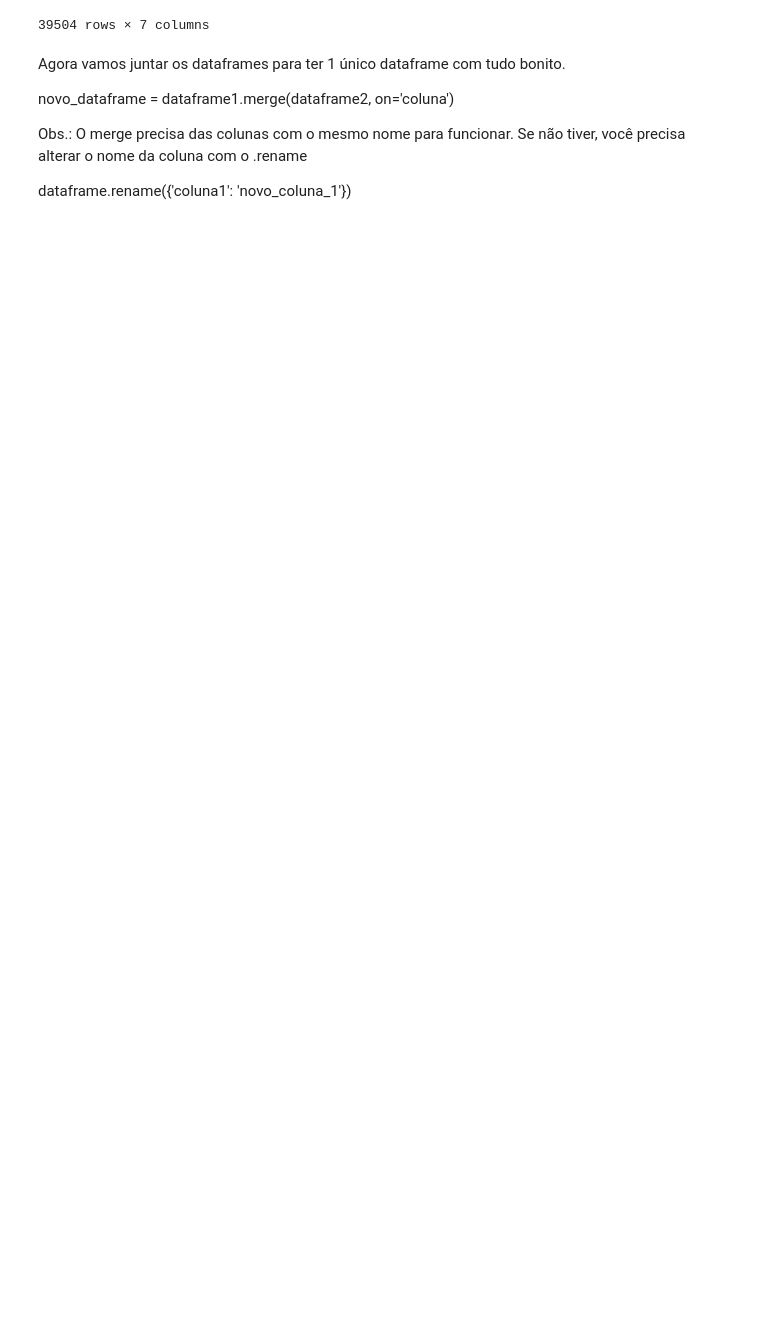
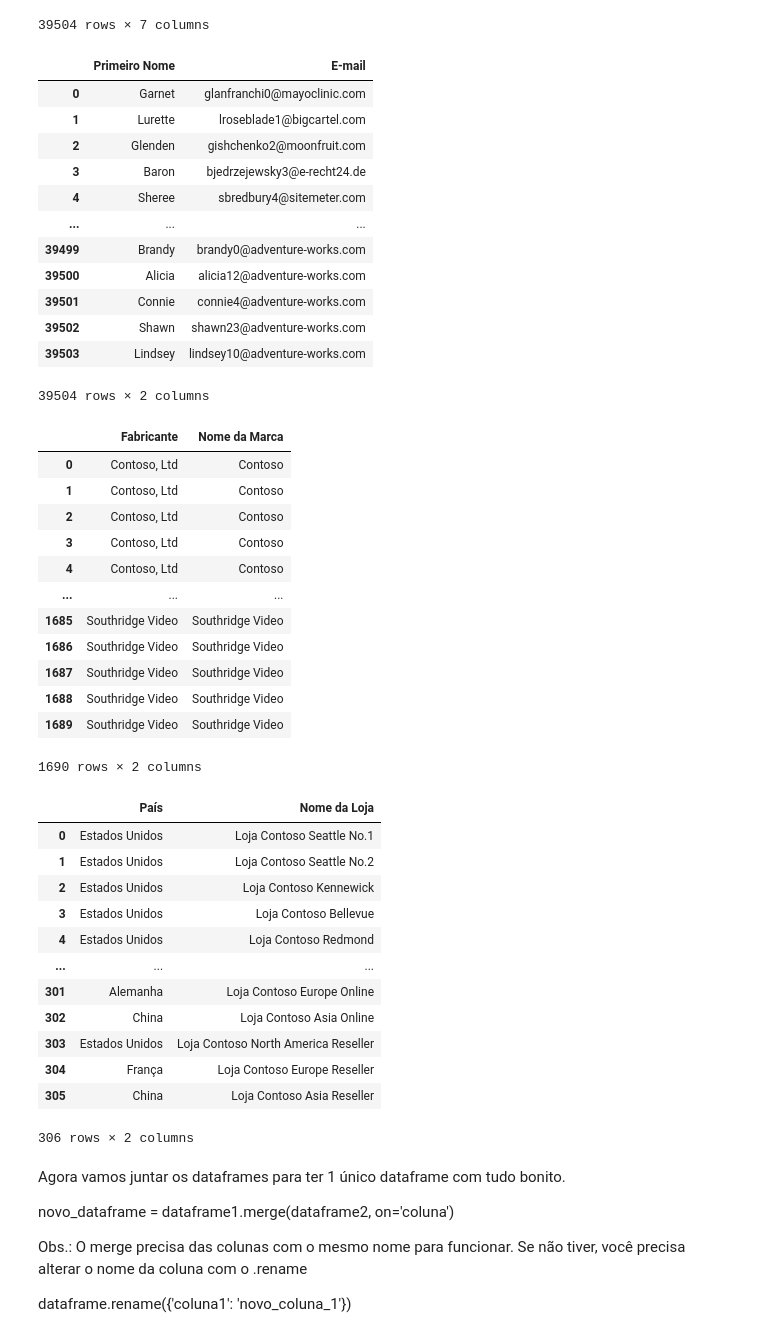
Before and after one commit to franciscojrlopes/Python, a Jupyter notebook: python_work/juntando_dataframe.ipynb, the cells around one changed output. Drawn from its saved outputs; the diff is of its cells as text; code cells hidden in the pictures; blank space fills up the shorter version.

```diff
--- a/python_work/juntando_dataframe.ipynb
+++ b/python_work/juntando_dataframe.ipynb
@@ -103,6 +96,53 @@ display(clientes_df)
 | 39502 | 39503 | Shawn | Raji | shawn23@adventure-works.com | Masculino | 1 | 29/03/2001 |
 | 39503 | 39504 | Lindsey | Sharma | lindsey10@adventure-works.com | Feminino | 0 | 19/11/1961 |
 39504 rows × 7 columns
+# %%
+clientes_df = clientes_df[['Primeiro Nome', 'E-mail']]
+produtos_df = produtos_df[['Fabricante', 'Nome da Marca']]
+lojas_df = lojas_df[['País', 'Nome da Loja']]
+display(clientes_df)
+display(produtos_df)
+display(lojas_df)
+# %% [output]
+|  | Primeiro Nome | E-mail |
+| 0 | Garnet | glanfranchi0@mayoclinic.com |
+| 1 | Lurette | lroseblade1@bigcartel.com |
+| 2 | Glenden | gishchenko2@moonfruit.com |
+| 3 | Baron | bjedrzejewsky3@e-recht24.de |
+| 4 | Sheree | sbredbury4@sitemeter.com |
+| ... | ... | ... |
+| 39499 | Brandy | brandy0@adventure-works.com |
+| 39500 | Alicia | alicia12@adventure-works.com |
+| 39501 | Connie | connie4@adventure-works.com |
+| 39502 | Shawn | shawn23@adventure-works.com |
+| 39503 | Lindsey | lindsey10@adventure-works.com |
+39504 rows × 2 columns
+|  | Fabricante | Nome da Marca |
+| 0 | Contoso, Ltd | Contoso |
+| 1 | Contoso, Ltd | Contoso |
+| 2 | Contoso, Ltd | Contoso |
+| 3 | Contoso, Ltd | Contoso |
+| 4 | Contoso, Ltd | Contoso |
+| ... | ... | ... |
+| 1685 | Southridge Video | Southridge Video |
+| 1686 | Southridge Video | Southridge Video |
+| 1687 | Southridge Video | Southridge Video |
+| 1688 | Southridge Video | Southridge Video |
+| 1689 | Southridge Video | Southridge Video |
+1690 rows × 2 columns
+|  | País | Nome da Loja |
+| 0 | Estados Unidos | Loja Contoso Seattle No.1 |
+| 1 | Estados Unidos | Loja Contoso Seattle No.2 |
+| 2 | Estados Unidos | Loja Contoso Kennewick |
+| 3 | Estados Unidos | Loja Contoso Bellevue |
+| 4 | Estados Unidos | Loja Contoso Redmond |
+| ... | ... | ... |
+| 301 | Alemanha | Loja Contoso Europe Online |
+| 302 | China | Loja Contoso Asia Online |
+| 303 | Estados Unidos | Loja Contoso North America Reseller |
+| 304 | França | Loja Contoso Europe Reseller |
+| 305 | China | Loja Contoso Asia Reseller |
+306 rows × 2 columns
 # %% [markdown]
 Agora vamos juntar os dataframes para ter 1 único dataframe com tudo bonito.
 
```
Also changed, not shown: parts of 3 cells of this notebook.
